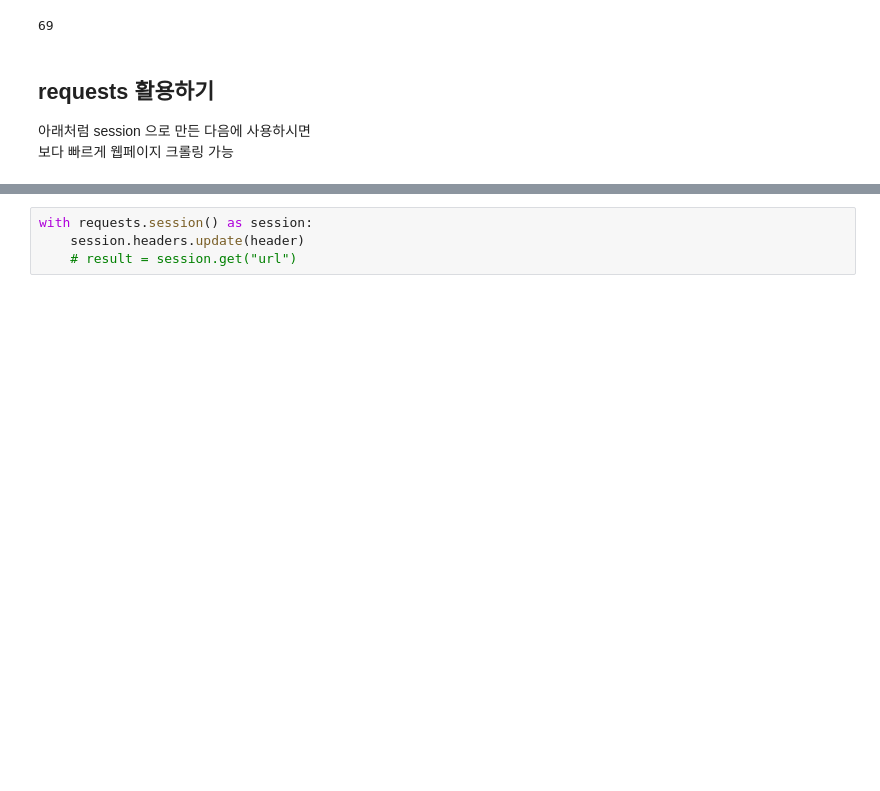
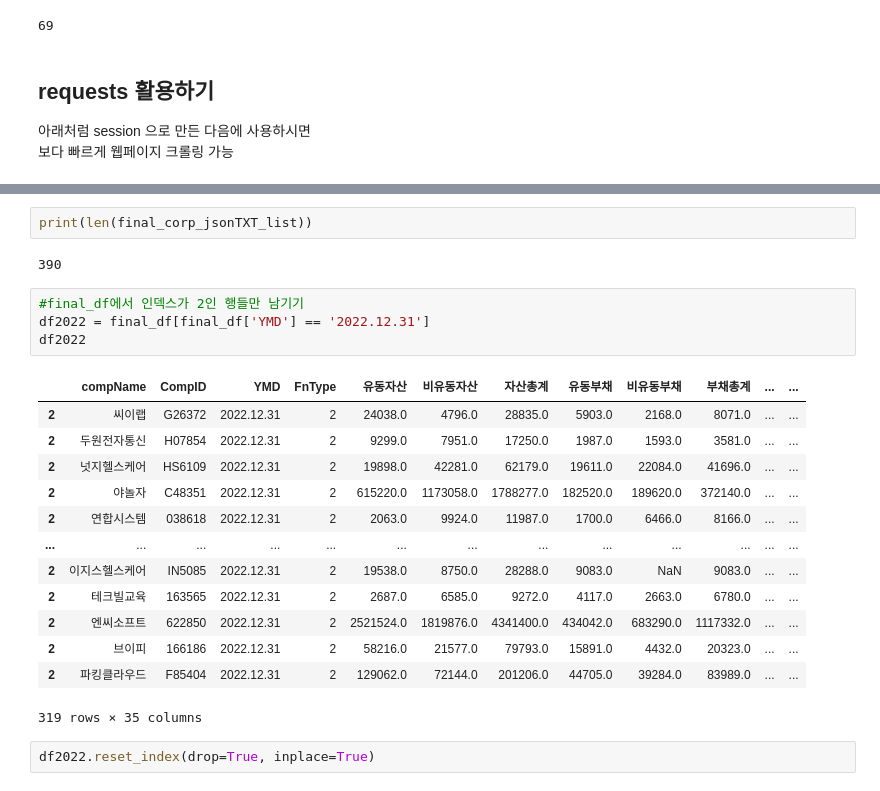
Before and after one commit to 5amriley/KDT_05_Crawling_Project, a Jupyter notebook: OYS/templates.ipynb, the cells around one changed output, grey strips where cells are left out. Cells and saved outputs as stored; diff of their text form; blank space fills up the shorter version.

```diff
--- a/OYS/templates.ipynb
+++ b/OYS/templates.ipynb
@@ -89,4 +215,24 @@ mpl.rc('font', family='Malgun Gothic')
+# %%
+print(len(final_corp_jsonTXT_list))
+# %% [output]
+390
 # %%
-with requests.session() as session:
-    session.headers.update(header)
-    # result = session.get("url")
+#final_df에서 인덱스가 2인 행들만 남기기
+df2022 = final_df[final_df['YMD'] == '2022.12.31']
+df2022
+# %% [output]
+|  | compName | CompID | YMD | FnType | 유동자산 | 비유동자산 | 자산총계 | 유동부채 | 비유동부채 | 부채총계 | ... | ... |
+| 2 | 씨이랩 | G26372 | 2022.12.31 | 2 | 24038.0 | 4796.0 | 28835.0 | 5903.0 | 2168.0 | 8071.0 | ... | ... |
+| 2 | 두원전자통신 | H07854 | 2022.12.31 | 2 | 9299.0 | 7951.0 | 17250.0 | 1987.0 | 1593.0 | 3581.0 | ... | ... |
+| 2 | 넛지헬스케어 | HS6109 | 2022.12.31 | 2 | 19898.0 | 42281.0 | 62179.0 | 19611.0 | 22084.0 | 41696.0 | ... | ... |
+| 2 | 야놀자 | C48351 | 2022.12.31 | 2 | 615220.0 | 1173058.0 | 1788277.0 | 182520.0 | 189620.0 | 372140.0 | ... | ... |
+| 2 | 연합시스템 | 038618 | 2022.12.31 | 2 | 2063.0 | 9924.0 | 11987.0 | 1700.0 | 6466.0 | 8166.0 | ... | ... |
+| ... | ... | ... | ... | ... | ... | ... | ... | ... | ... | ... | ... | ... |
+| 2 | 이지스헬스케어 | IN5085 | 2022.12.31 | 2 | 19538.0 | 8750.0 | 28288.0 | 9083.0 | NaN | 9083.0 | ... | ... |
+| 2 | 테크빌교육 | 163565 | 2022.12.31 | 2 | 2687.0 | 6585.0 | 9272.0 | 4117.0 | 2663.0 | 6780.0 | ... | ... |
+| 2 | 엔씨소프트 | 622850 | 2022.12.31 | 2 | 2521524.0 | 1819876.0 | 4341400.0 | 434042.0 | 683290.0 | 1117332.0 | ... | ... |
+| 2 | 브이피 | 166186 | 2022.12.31 | 2 | 58216.0 | 21577.0 | 79793.0 | 15891.0 | 4432.0 | 20323.0 | ... | ... |
+| 2 | 파킹클라우드 | F85404 | 2022.12.31 | 2 | 129062.0 | 72144.0 | 201206.0 | 44705.0 | 39284.0 | 83989.0 | ... | ... |
+319 rows × 35 columns
+# %%
+df2022.reset_index(drop=True, inplace=True)
```
Also changed, not shown: parts of 12 cells of this notebook, 1 other file.
